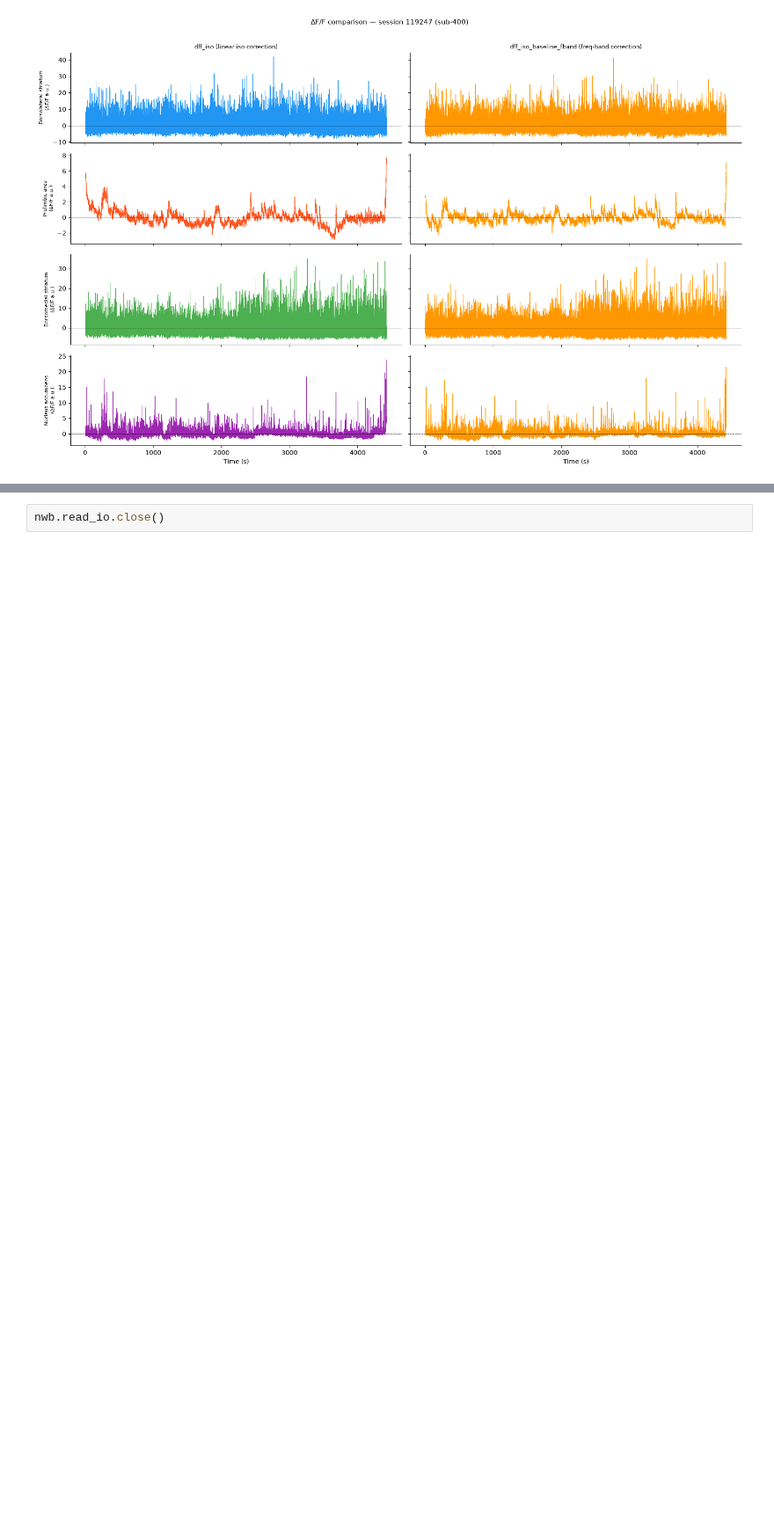
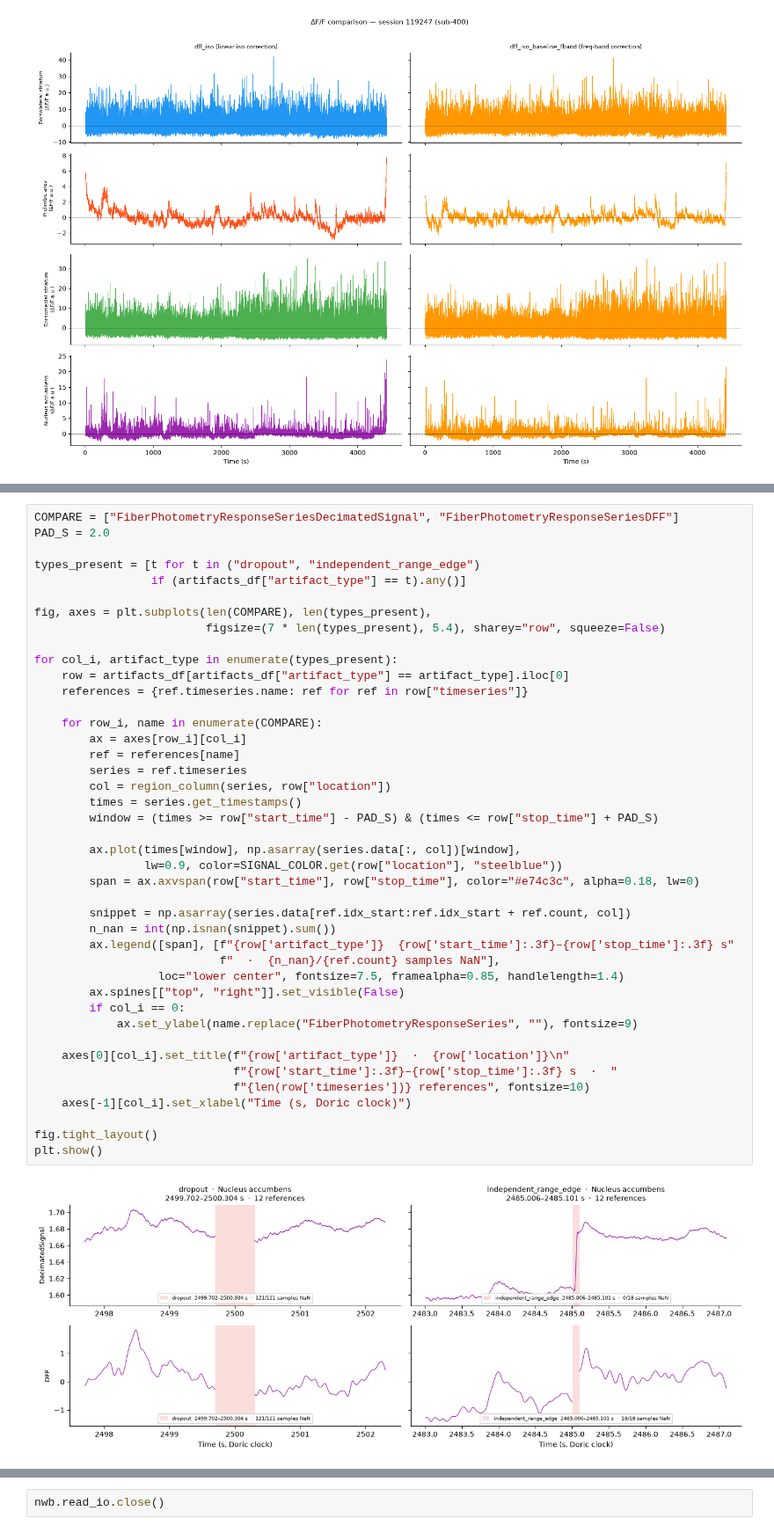
Before and after one commit to catalystneuro/hanks-lab-to-nwb, a Jupyter notebook: src/hanks_lab_to_nwb/tutorials/processed_fp_demo.ipynb, the cells around one changed output, grey strips where cells are left out. Shown at 88% size. Saved outputs shown, nothing was run; the diff lists cells and outputs as text; blank space fills up the shorter version.

```diff
--- a/src/hanks_lab_to_nwb/tutorials/processed_fp_demo.ipynb
+++ b/src/hanks_lab_to_nwb/tutorials/processed_fp_demo.ipynb
@@ -289,0 +432,44 @@ plt.show()
+# %%
+COMPARE = ["FiberPhotometryResponseSeriesDecimatedSignal", "FiberPhotometryResponseSeriesDFF"]
+PAD_S = 2.0
+
+types_present = [t for t in ("dropout", "independent_range_edge")
+                 if (artifacts_df["artifact_type"] == t).any()]
+
+fig, axes = plt.subplots(len(COMPARE), len(types_present),
+                         figsize=(7 * len(types_present), 5.4), sharey="row", squeeze=False)
+
+for col_i, artifact_type in enumerate(types_present):
+    row = artifacts_df[artifacts_df["artifact_type"] == artifact_type].iloc[0]
+    references = {ref.timeseries.name: ref for ref in row["timeseries"]}
+
+    for row_i, name in enumerate(COMPARE):
+        ax = axes[row_i][col_i]
+        ref = references[name]
+        series = ref.timeseries
+        col = region_column(series, row["location"])
+        times = series.get_timestamps()
+        window = (times >= row["start_time"] - PAD_S) & (times <= row["stop_time"] + PAD_S)
+
+        ax.plot(times[window], np.asarray(series.data[:, col])[window],
+                lw=0.9, color=SIGNAL_COLOR.get(row["location"], "steelblue"))
+        span = ax.axvspan(row["start_time"], row["stop_time"], color="#e74c3c", alpha=0.18, lw=0)
+
+        snippet = np.asarray(series.data[ref.idx_start:ref.idx_start + ref.count, col])
+        n_nan = int(np.isnan(snippet).sum())
+        ax.legend([span], [f"{row['artifact_type']}  {row['start_time']:.3f}–{row['stop_time']:.3f} s"
+                           f"  ·  {n_nan}/{ref.count} samples NaN"],
+                  loc="lower center", fontsize=7.5, framealpha=0.85, handlelength=1.4)
+        ax.spines[["top", "right"]].set_visible(False)
+        if col_i == 0:
+            ax.set_ylabel(name.replace("FiberPhotometryResponseSeries", ""), fontsize=9)
+
+    axes[0][col_i].set_title(f"{row['artifact_type']}  ·  {row['location']}\n"
+                             f"{row['start_time']:.3f}–{row['stop_time']:.3f} s  ·  "
+                             f"{len(row['timeseries'])} references", fontsize=10)
+    axes[-1][col_i].set_xlabel("Time (s, Doric clock)")
+
+fig.tight_layout()
+plt.show()
+# %% [output]
+[figure, added]
```
Also changed, not shown: parts of 7 cells of this notebook.
